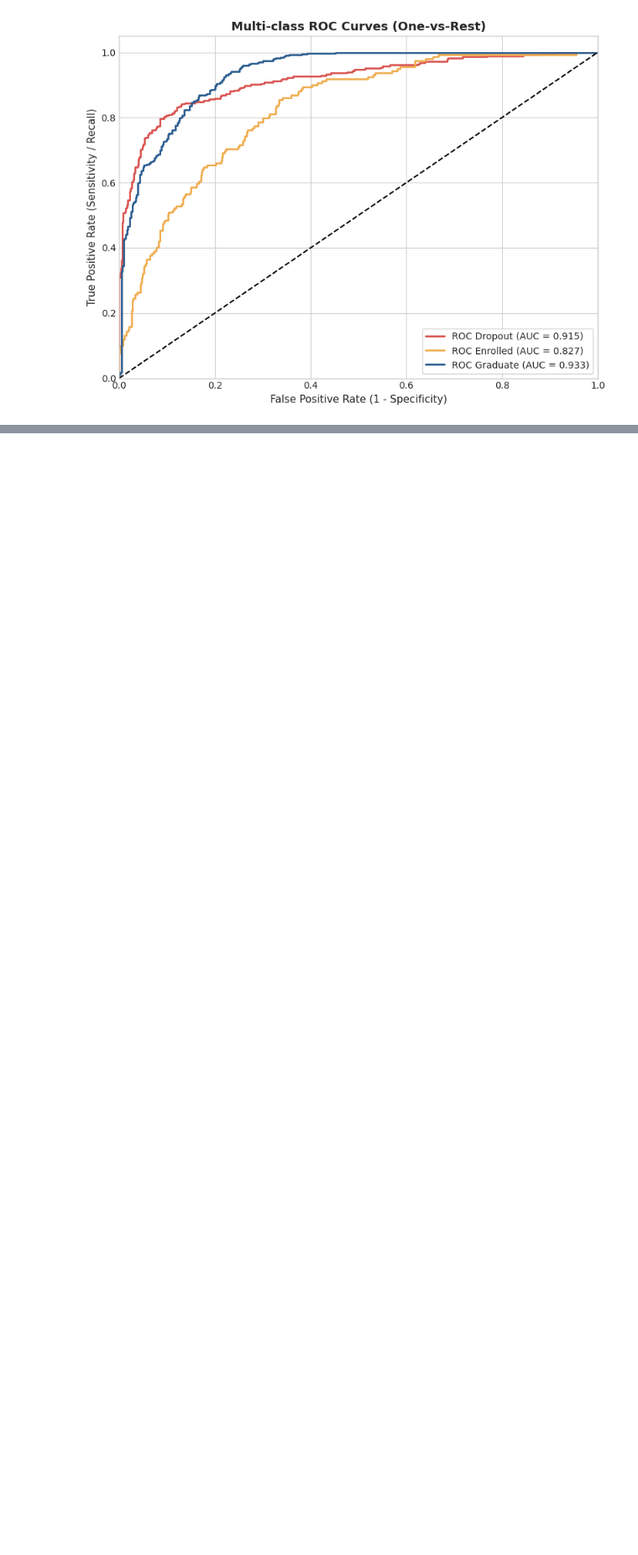
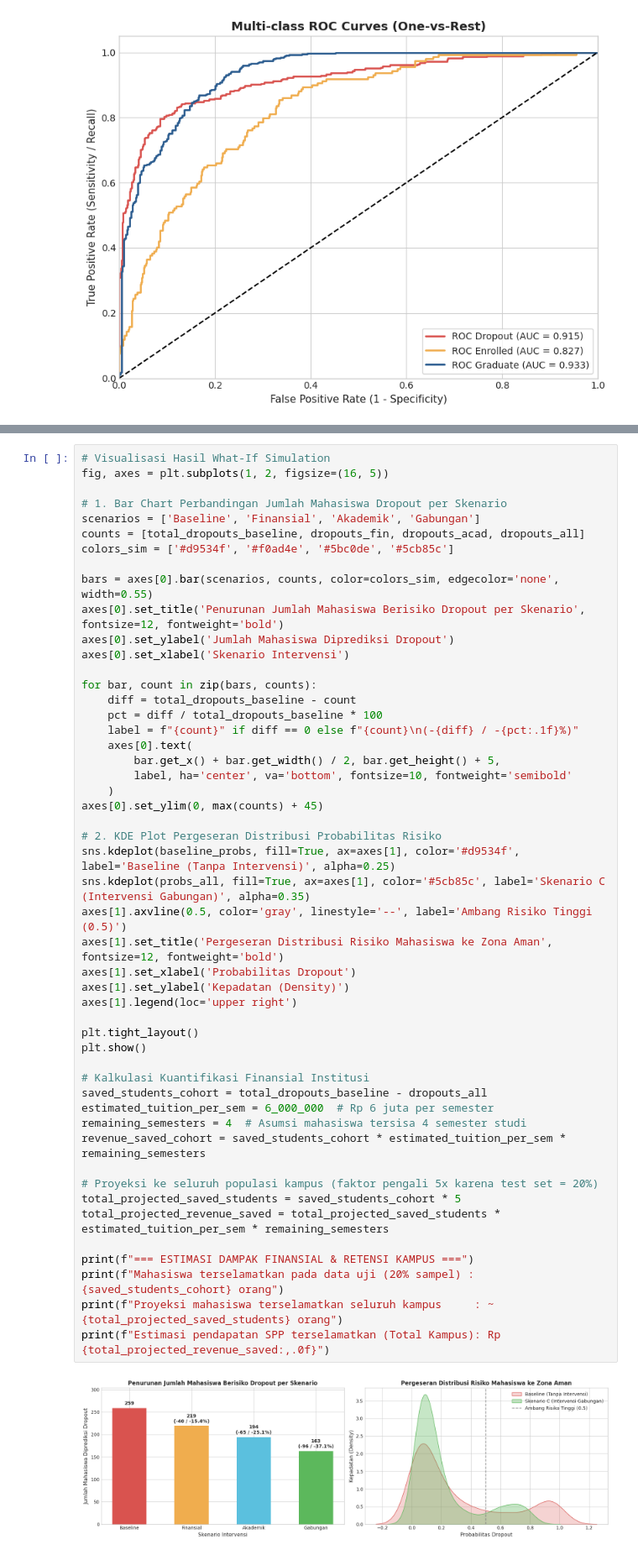
Before and after one commit to dawooodd/Penerapan-Data-Science-2, a Jupyter notebook: notebook.ipynb, the cells around one changed output, grey strips where cells are left out. Shown at 84% size. Saved outputs shown, nothing was run; the diff lists cells and outputs as text; blank space fills up the shorter version.

Commit message:
project documentation.

```diff
--- a/notebook.ipynb
+++ b/notebook.ipynb
@@ -789,0 +1031,52 @@ Tabel 15 Fitur Teratas:
+# %%
+# Visualisasi Hasil What-If Simulation
+fig, axes = plt.subplots(1, 2, figsize=(16, 5))
+
+# 1. Bar Chart Perbandingan Jumlah Mahasiswa Dropout per Skenario
+scenarios = ['Baseline', 'Finansial', 'Akademik', 'Gabungan']
+counts = [total_dropouts_baseline, dropouts_fin, dropouts_acad, dropouts_all]
+colors_sim = ['#d9534f', '#f0ad4e', '#5bc0de', '#5cb85c']
+
+bars = axes[0].bar(scenarios, counts, color=colors_sim, edgecolor='none', width=0.55)
+axes[0].set_title('Penurunan Jumlah Mahasiswa Berisiko Dropout per Skenario', fontsize=12, fontweight='bold')
+axes[0].set_ylabel('Jumlah Mahasiswa Diprediksi Dropout')
+axes[0].set_xlabel('Skenario Intervensi')
+
+for bar, count in zip(bars, counts):
+    diff = total_dropouts_baseline - count
+    pct = diff / total_dropouts_baseline * 100
+    label = f"{count}" if diff == 0 else f"{count}\n(-{diff} / -{pct:.1f}%)"
+    axes[0].text(
+        bar.get_x() + bar.get_width() / 2, bar.get_height() + 5,
+        label, ha='center', va='bottom', fontsize=10, fontweight='semibold'
+    )
+axes[0].set_ylim(0, max(counts) + 45)
+
+# 2. KDE Plot Pergeseran Distribusi Probabilitas Risiko
+sns.kdeplot(baseline_probs, fill=True, ax=axes[1], color='#d9534f', label='Baseline (Tanpa Intervensi)', alpha=0.25)
+sns.kdeplot(probs_all, fill=True, ax=axes[1], color='#5cb85c', label='Skenario C (Intervensi Gabungan)', alpha=0.35)
+axes[1].axvline(0.5, color='gray', linestyle='--', label='Ambang Risiko Tinggi (0.5)')
+axes[1].set_title('Pergeseran Distribusi Risiko Mahasiswa ke Zona Aman', fontsize=12, fontweight='bold')
+axes[1].set_xlabel('Probabilitas Dropout')
+axes[1].set_ylabel('Kepadatan (Density)')
+axes[1].legend(loc='upper right')
+
+plt.tight_layout()
+plt.show()
+
+# Kalkulasi Kuantifikasi Finansial Institusi
+saved_students_cohort = total_dropouts_baseline - dropouts_all
+estimated_tuition_per_sem = 6_000_000  # Rp 6 juta per semester
+remaining_semesters = 4  # Asumsi mahasiswa tersisa 4 semester studi
+revenue_saved_cohort = saved_students_cohort * estimated_tuition_per_sem * remaining_semesters
+
+# Proyeksi ke seluruh populasi kampus (faktor pengali 5x karena test set = 20%)
+total_projected_saved_students = saved_students_cohort * 5
+total_projected_revenue_saved = total_projected_saved_students * estimated_tuition_per_sem * remaining_semesters
+
+print(f"=== ESTIMASI DAMPAK FINANSIAL & RETENSI KAMPUS ===")
+print(f"Mahasiswa terselamatkan pada data uji (20% sampel) : {saved_students_cohort} orang")
+print(f"Proyeksi mahasiswa terselamatkan seluruh kampus     : ~{total_projected_saved_students} orang")
+print(f"Estimasi pendapatan SPP terselamatkan (Total Kampus): Rp {total_projected_revenue_saved:,.0f}")
+# %% [output]
+[figure, added]
```
Also changed, not shown: parts of 19 cells of this notebook, 5 other files.
